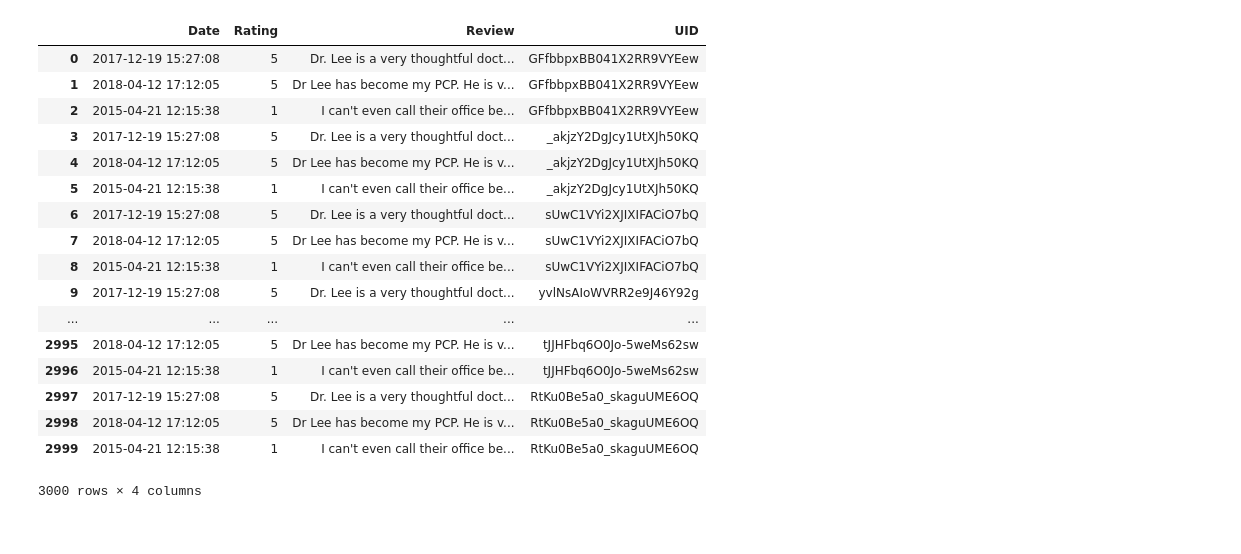
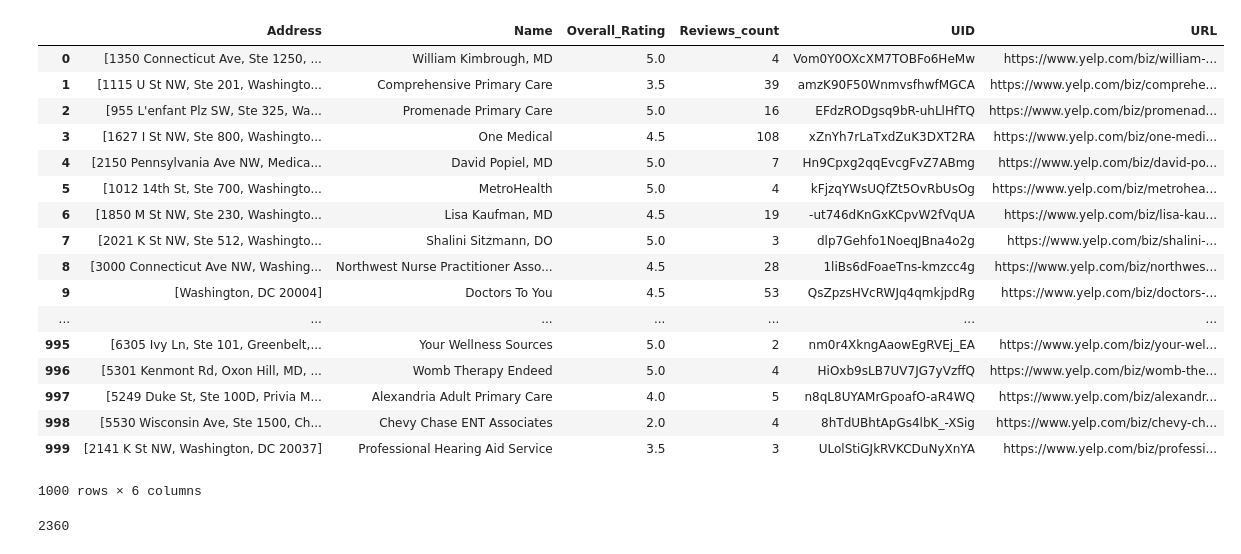
Before and after one commit to Nishantarya80/Better_Doctor, a Jupyter notebook: Yelpfusion.ipynb, the cells around one changed output. Drawn from its saved outputs; the diff is of its cells as text; code cells hidden in the pictures.

Commit message:
Data extraction from yelp

```diff
--- a/Yelpfusion.ipynb
+++ b/Yelpfusion.ipynb
@@ -52,6 +52,27 @@ dict = {'Name': name, 'UID': uid, 'Address': disp_address, 'Reviews_count':revie
 data_frame = pd.DataFrame(dict)
 # %%
 data_frame['URL']=data_frame['URL'].str.split('?').apply(lambda x: x[0])
+# %%
+data_frame
+# %% [output]
+|  | Address | Name | Overall_Rating | Reviews_count | UID | URL |
+| 0 | [1350 Connecticut Ave, Ste 1250, ... | William Kimbrough, MD | 5.0 | 4 | Vom0Y0OXcXM7TOBFo6HeMw | https://www.yelp.com/biz/william-... |
+| 1 | [1115 U St NW, Ste 201, Washingto... | Comprehensive Primary Care | 3.5 | 39 | amzK90F50WnmvsfhwfMGCA | https://www.yelp.com/biz/comprehe... |
+| 2 | [955 L'enfant Plz SW, Ste 325, Wa... | Promenade Primary Care | 5.0 | 16 | EFdzRODgsq9bR-uhLlHfTQ | https://www.yelp.com/biz/promenad... |
+| 3 | [1627 I St NW, Ste 800, Washingto... | One Medical | 4.5 | 108 | xZnYh7rLaTxdZuK3DXT2RA | https://www.yelp.com/biz/one-medi... |
+| 4 | [2150 Pennsylvania Ave NW, Medica... | David Popiel, MD | 5.0 | 7 | Hn9Cpxg2qqEvcgFvZ7ABmg | https://www.yelp.com/biz/david-po... |
+| 5 | [1012 14th St, Ste 700, Washingto... | MetroHealth | 5.0 | 4 | kFjzqYWsUQfZt5OvRbUsOg | https://www.yelp.com/biz/metrohea... |
+| 6 | [1850 M St NW, Ste 230, Washingto... | Lisa Kaufman, MD | 4.5 | 19 | -ut746dKnGxKCpvW2fVqUA | https://www.yelp.com/biz/lisa-kau... |
+| 7 | [2021 K St NW, Ste 512, Washingto... | Shalini Sitzmann, DO | 5.0 | 3 | dlp7Gehfo1NoeqJBna4o2g | https://www.yelp.com/biz/shalini-... |
+| 8 | [3000 Connecticut Ave NW, Washing... | Northwest Nurse Practitioner Asso... | 4.5 | 28 | 1liBs6dFoaeTns-kmzcc4g | https://www.yelp.com/biz/northwes... |
+| 9 | [Washington, DC 20004] | Doctors To You | 4.5 | 53 | QsZpzsHVcRWJq4qmkjpdRg | https://www.yelp.com/biz/doctors-... |
+| ... | ... | ... | ... | ... | ... | ... |
+| 995 | [6305 Ivy Ln, Ste 101, Greenbelt,... | Your Wellness Sources | 5.0 | 2 | nm0r4XkngAaowEgRVEj_EA | https://www.yelp.com/biz/your-wel... |
+| 996 | [5301 Kenmont Rd, Oxon Hill, MD, ... | Womb Therapy Endeed | 5.0 | 4 | HiOxb9sLB7UV7JG7yVzffQ | https://www.yelp.com/biz/womb-the... |
+| 997 | [5249 Duke St, Ste 100D, Privia M... | Alexandria Adult Primary Care | 4.0 | 5 | n8qL8UYAMrGpoafO-aR4WQ | https://www.yelp.com/biz/alexandr... |
+| 998 | [5530 Wisconsin Ave, Ste 1500, Ch... | Chevy Chase ENT Associates | 2.0 | 4 | 8hTdUBhtApGs4lbK_-XSig | https://www.yelp.com/biz/chevy-ch... |
+| 999 | [2141 K St NW, Washington, DC 20037] | Professional Hearing Aid Service | 3.5 | 3 | ULolStiGJkRVKCDuNyXnYA | https://www.yelp.com/biz/professi... |
+1000 rows × 6 columns
 # %%
 def doc_function(get_id):
   rating=[]
@@ -72,25 +97,8 @@ def doc_function(get_id):
 final_df = pd.DataFrame(columns=['Review','UID','Rating','Date'])#empty data frame
 for set_id in data_frame['UID']:
   final_df=final_df.append(pd.DataFrame(doc_function(set_id)),ignore_index=True)
-# %%
-final_df
-# %% [output]
-|  | Date | Rating | Review | UID |
-| 0 | 2017-12-19 15:27:08 | 5 | Dr. Lee is a very thoughtful doct... | GFfbbpxBB041X2RR9VYEew |
-| 1 | 2018-04-12 17:12:05 | 5 | Dr Lee has become my PCP. He is v... | GFfbbpxBB041X2RR9VYEew |
-| 2 | 2015-04-21 12:15:38 | 1 | I can't even call their office be... | GFfbbpxBB041X2RR9VYEew |
-| 3 | 2017-12-19 15:27:08 | 5 | Dr. Lee is a very thoughtful doct... | _akjzY2DgJcy1UtXJh50KQ |
-| 4 | 2018-04-12 17:12:05 | 5 | Dr Lee has become my PCP. He is v... | _akjzY2DgJcy1UtXJh50KQ |
-| 5 | 2015-04-21 12:15:38 | 1 | I can't even call their office be... | _akjzY2DgJcy1UtXJh50KQ |
-| 6 | 2017-12-19 15:27:08 | 5 | Dr. Lee is a very thoughtful doct... | sUwC1VYi2XJIXIFACiO7bQ |
-| 7 | 2018-04-12 17:12:05 | 5 | Dr Lee has become my PCP. He is v... | sUwC1VYi2XJIXIFACiO7bQ |
-| 8 | 2015-04-21 12:15:38 | 1 | I can't even call their office be... | sUwC1VYi2XJIXIFACiO7bQ |
-| 9 | 2017-12-19 15:27:08 | 5 | Dr. Lee is a very thoughtful doct... | yvlNsAIoWVRR2e9J46Y92g |
-| ... | ... | ... | ... | ... |
-| 2995 | 2018-04-12 17:12:05 | 5 | Dr Lee has become my PCP. He is v... | tJJHFbq6O0Jo-5weMs62sw |
-| 2996 | 2015-04-21 12:15:38 | 1 | I can't even call their office be... | tJJHFbq6O0Jo-5weMs62sw |
-| 2997 | 2017-12-19 15:27:08 | 5 | Dr. Lee is a very thoughtful doct... | RtKu0Be5a0_skaguUME6OQ |
-| 2998 | 2018-04-12 17:12:05 | 5 | Dr Lee has become my PCP. He is v... | RtKu0Be5a0_skaguUME6OQ |
-| 2999 | 2015-04-21 12:15:38 | 1 | I can't even call their office be... | RtKu0Be5a0_skaguUME6OQ |
-3000 rows × 4 columns
+# %%
+len(final_df['Review'].unique())
+# %% [output]
+2360
 # %%
```
Also changed, not shown: parts of 5 cells of this notebook.
